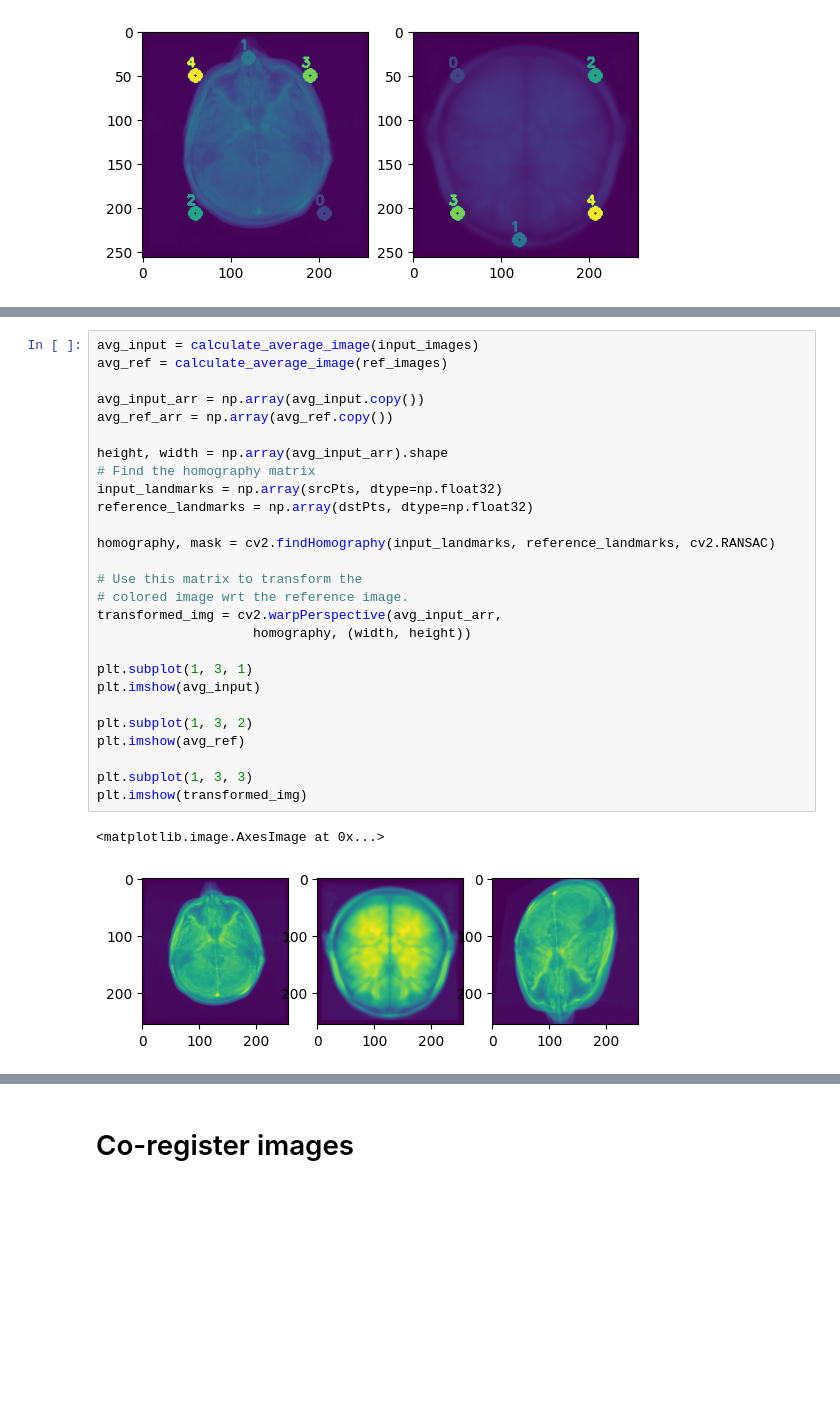
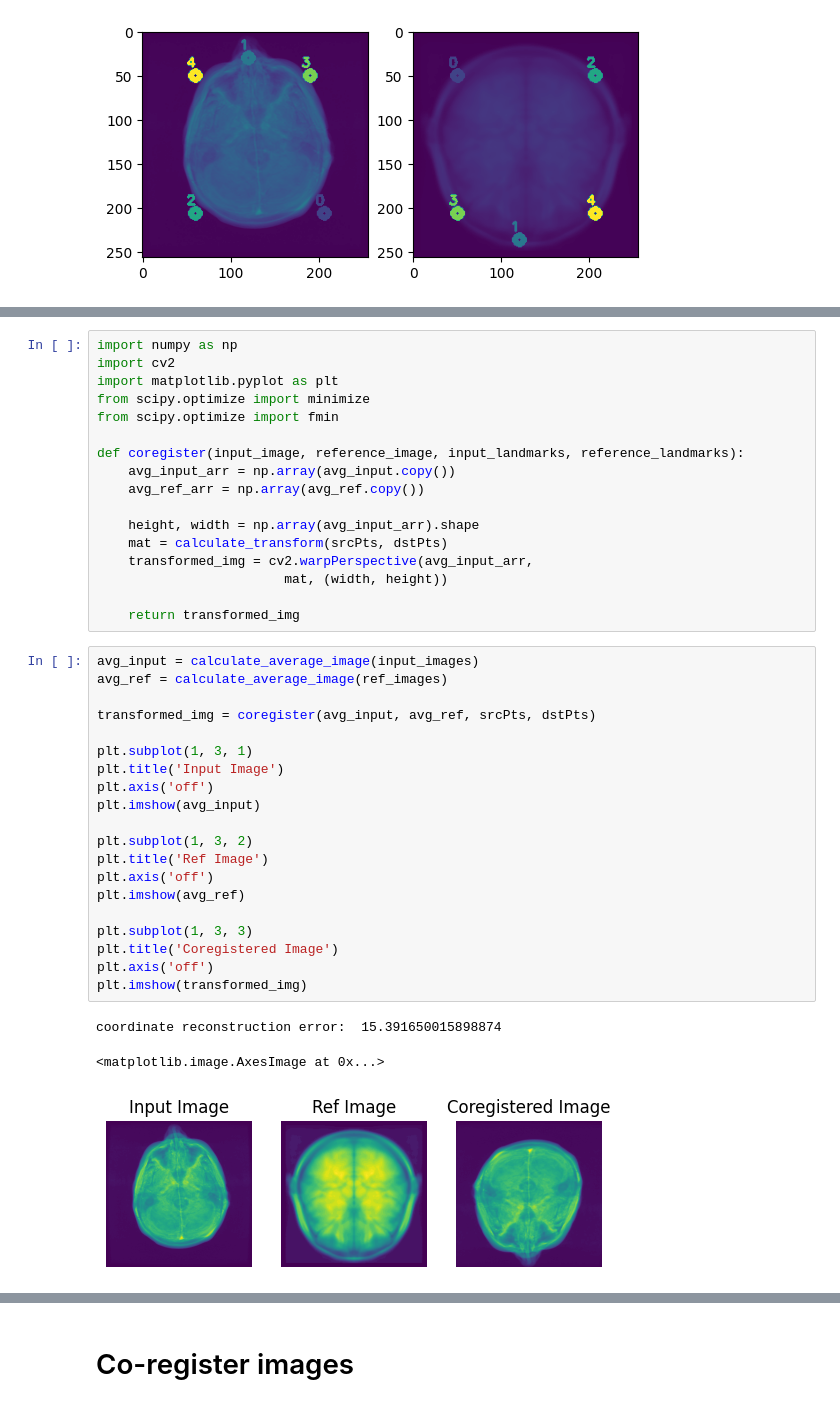
Before and after one commit to claredavies/MedicalImaging, a Jupyter notebook: MedicalImagingProject.ipynb, the cells around one changed output, grey strips where cells are left out. Cells and saved outputs as stored; diff of their text form; blank space fills up the shorter version.

Commit message:
Able to successfully apply image co-registration to image

```diff
--- a/MedicalImagingProject.ipynb
+++ b/MedicalImagingProject.ipynb
@@ -344,30 +405,41 @@ plt.show()
+# %%
+import numpy as np
+import cv2
+import matplotlib.pyplot as plt
+from scipy.optimize import minimize
+from scipy.optimize import fmin
+
+def coregister(input_image, reference_image, input_landmarks, reference_landmarks):
+    avg_input_arr = np.array(avg_input.copy())
+    avg_ref_arr = np.array(avg_ref.copy())
+
+    height, width = np.array(avg_input_arr).shape
+    mat = calculate_transform(srcPts, dstPts)
+    transformed_img = cv2.warpPerspective(avg_input_arr,
+                        mat, (width, height))
+
+    return transformed_img
 # %%
 avg_input = calculate_average_image(input_images)
 avg_ref = calculate_average_image(ref_images)
 
-avg_input_arr = np.array(avg_input.copy())
-avg_ref_arr = np.array(avg_ref.copy())
-
-height, width = np.array(avg_input_arr).shape
-# Find the homography matrix
-input_landmarks = np.array(srcPts, dtype=np.float32)
-reference_landmarks = np.array(dstPts, dtype=np.float32)
-
-homography, mask = cv2.findHomography(input_landmarks, reference_landmarks, cv2.RANSAC)
-
-# Use this matrix to transform the
-# colored image wrt the reference image.
-transformed_img = cv2.warpPerspective(avg_input_arr,
-                    homography, (width, height))
+transformed_img = coregister(avg_input, avg_ref, srcPts, dstPts)
 
 plt.subplot(1, 3, 1)
+plt.title('Input Image')
+plt.axis('off')
 plt.imshow(avg_input)
 
 plt.subplot(1, 3, 2)
+plt.title('Ref Image')
+plt.axis('off')
 plt.imshow(avg_ref)
 
 plt.subplot(1, 3, 3)
+plt.title('Coregistered Image')
+plt.axis('off')
 plt.imshow(transformed_img)
 # %% [output]
-<matplotlib.image.AxesImage at 0x...>
+coordinate reconstruction error:  15.391650015898874
+<matplotlib.image.AxesImage at 0x...>
-[figure, old version]
+[figure, new version]
```
Also changed, not shown: parts of 32 cells of this notebook.
